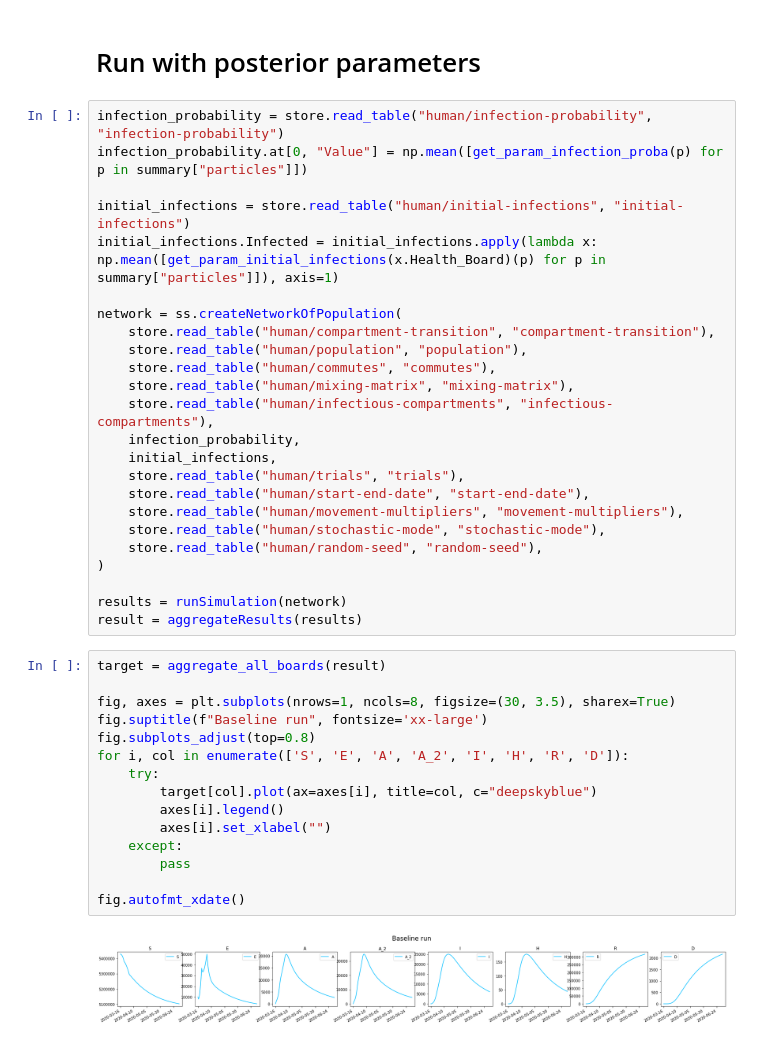
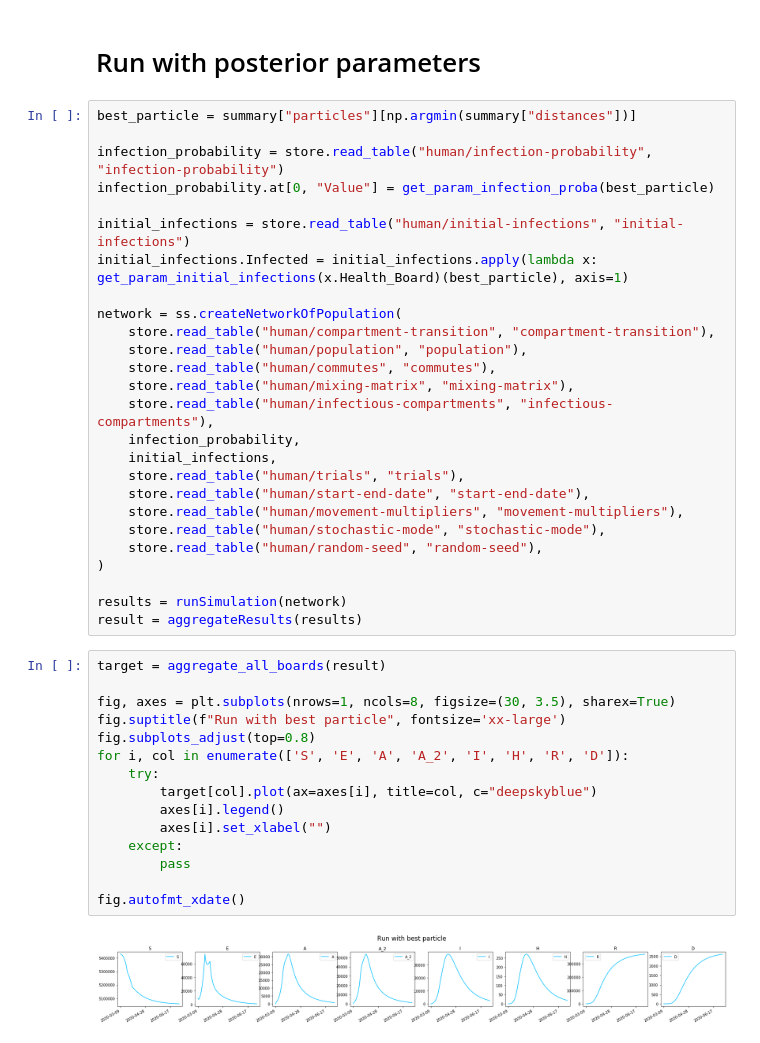
Before and after one commit to magicicada/simple_network_sim, a Jupyter notebook: doc/notebooks/Inference - ABC SMC.ipynb, the cells around one changed output. Saved outputs shown, nothing was run; the diff lists cells and outputs as text.

```diff
--- a/doc/notebooks/Inference - ABC SMC.ipynb
+++ b/doc/notebooks/Inference - ABC SMC.ipynb
@@ -188,11 +188,13 @@ plot_posterior_abc_smc(name, unit, get_param_initial_infections(hb), get_mean_in
 # %% [markdown]
 # Run with posterior parameters
 # %%
+best_particle = summary["particles"][np.argmin(summary["distances"])]
+
 infection_probability = store.read_table("human/infection-probability", "infection-probability")
-infection_probability.at[0, "Value"] = np.mean([get_param_infection_proba(p) for p in summary["particles"]])
+infection_probability.at[0, "Value"] = get_param_infection_proba(best_particle)
 
 initial_infections = store.read_table("human/initial-infections", "initial-infections")
-initial_infections.Infected = initial_infections.apply(lambda x: np.mean([get_param_initial_infections(x.Health_Board)(p) for p in summary["particles"]]), axis=1)
+initial_infections.Infected = initial_infections.apply(lambda x: get_param_initial_infections(x.Health_Board)(best_particle), axis=1)
 
 network = ss.createNetworkOfPopulation(
     store.read_table("human/compartment-transition", "compartment-transition"),
@@ -214,20 +216,20 @@ result = aggregateResults(results)
 # %%
 target = aggregate_all_boards(result)
 
 fig, axes = plt.subplots(nrows=1, ncols=8, figsize=(30, 3.5), sharex=True)
-fig.suptitle(f"Baseline run", fontsize='xx-large')
+fig.suptitle(f"Run with best particle", fontsize='xx-large')
 fig.subplots_adjust(top=0.8)
 for i, col in enumerate(['S', 'E', 'A', 'A_2', 'I', 'H', 'R', 'D']):
     try:
         target[col].plot(ax=axes[i], title=col, c="deepskyblue")
         axes[i].legend()
         axes[i].set_xlabel("")
     except:
         pass
 
 fig.autofmt_xdate()
 # %% [output]
-[figure, old version]
+[figure, new version]
 # %%
 fig, axes = plt.subplots(nrows=5, ncols=3, figsize=(20, 15), sharex=True)
 
```
Also changed, not shown: parts of 6 cells of this notebook, 3 other files.
